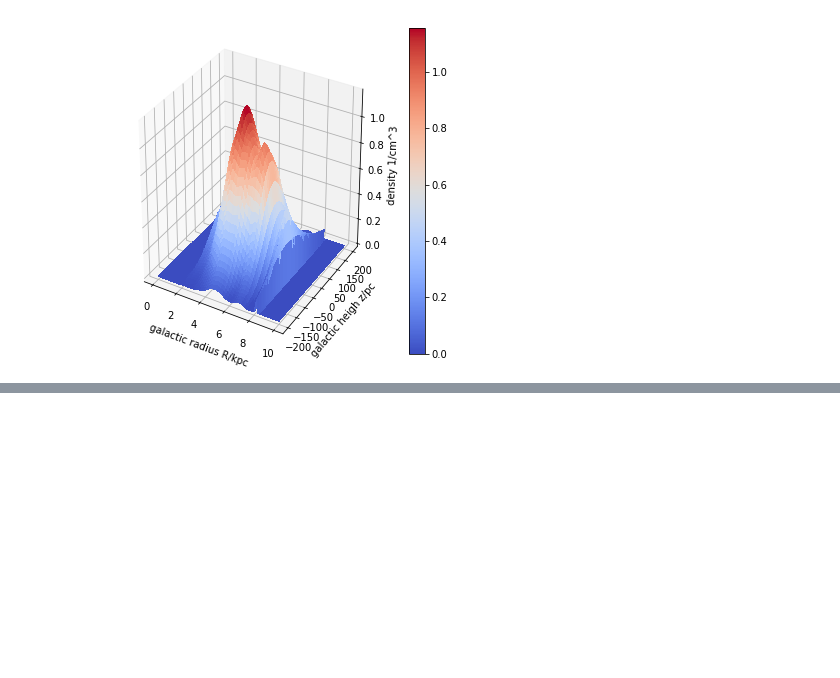
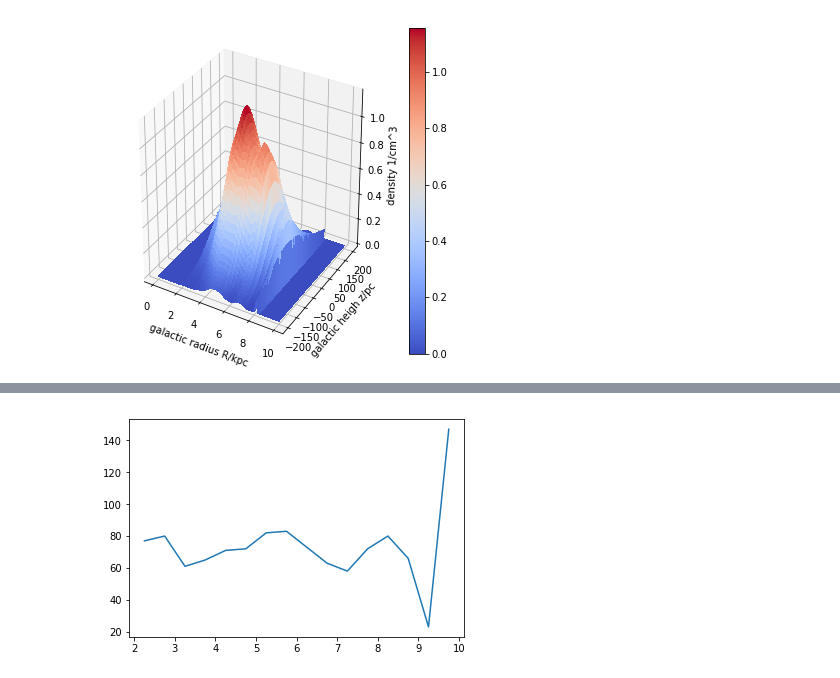
Before and after one commit to JulienDoerner/GitPlayground, a Jupyter notebook: UsefullPythonScripts/Massdistributions/Bornfmann1988.ipynb, the cells around one changed output, grey strips where cells are left out. Cells and saved outputs as stored; diff of their text form; code cells hidden in the pictures; blank space fills up the shorter version.

```diff
--- a/UsefullPythonScripts/Massdistributions/Bornfmann1988.ipynb
+++ b/UsefullPythonScripts/Massdistributions/Bornfmann1988.ipynb
@@ -129,0 +142,8 @@ plt.show()
+# %%
+f2=R.copy()
+
+plt.figure()
+plt.plot(x,zH)
+plt.show()
+# %% [output]
+[figure, added]
```
Also changed, not shown: parts of 2 cells of this notebook, 12 other files.
